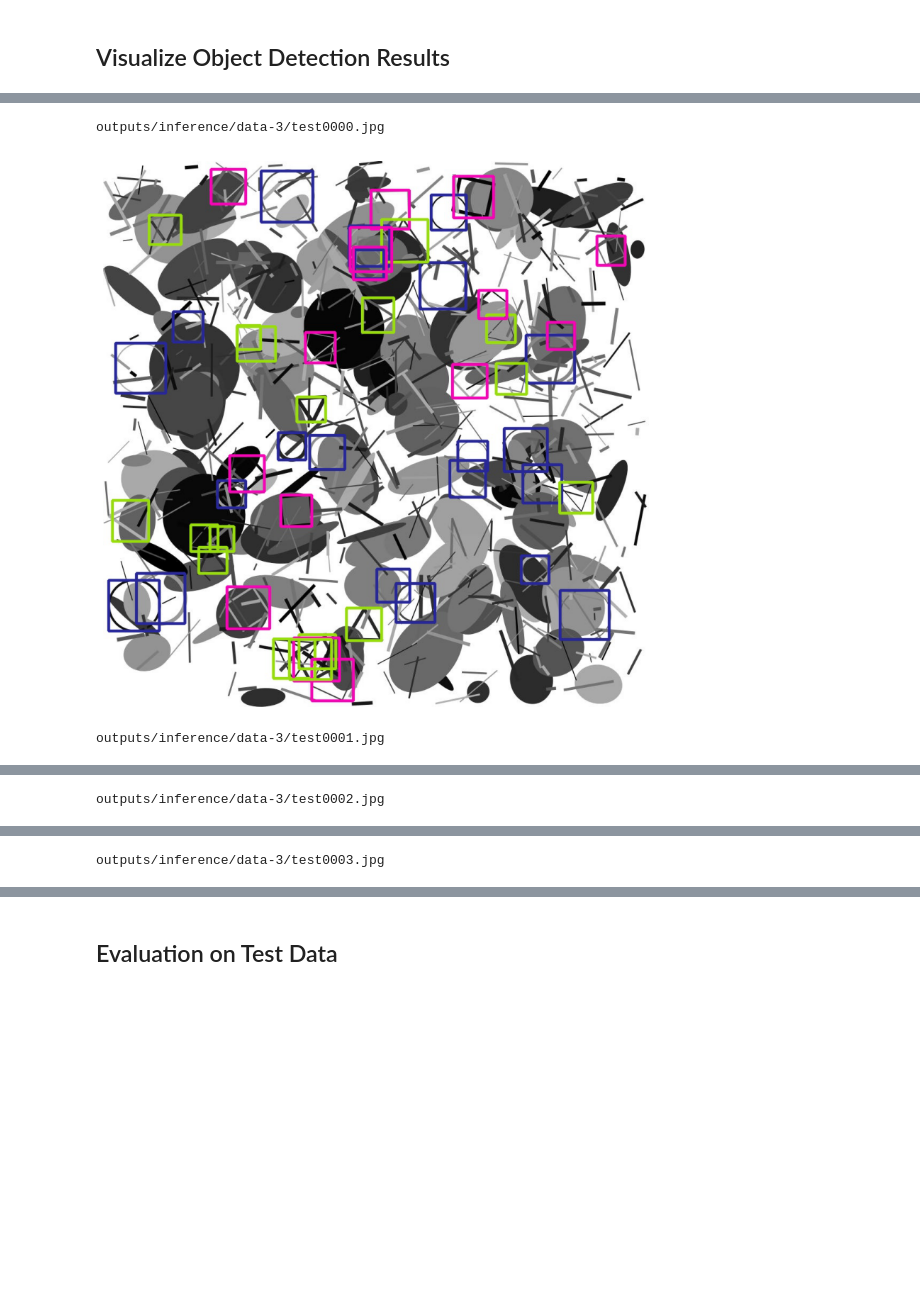
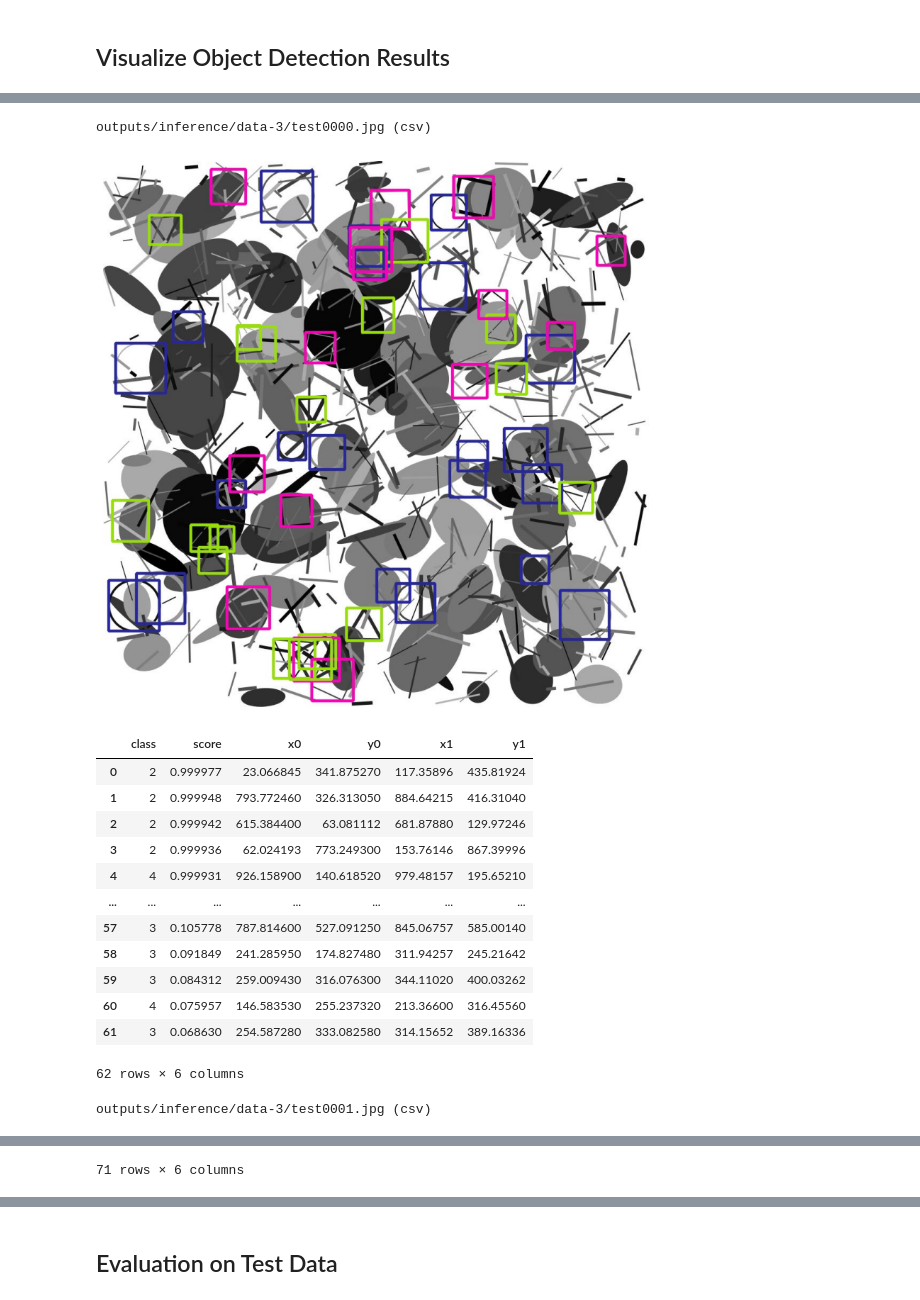
Before and after one commit to jkcas22/shape-recognition, a Jupyter notebook: faster_rcnn_training-3.ipynb, the cells around one changed output, grey strips where cells are left out. Saved outputs shown, nothing was run; the diff lists cells and outputs as text; code cells hidden in the pictures; blank space fills up the shorter version.

```diff
--- a/faster_rcnn_training-3.ipynb
+++ b/faster_rcnn_training-3.ipynb
@@ -150,19 +149,31 @@ data/test-3/test0003.jpg --> outputs/inference/data-3/test0003.jpg
 # %%
+
 #show results
 
 path = 'outputs/inference/data-3'
-for i in range(4):
-  file = f"{path}/test{i:04d}.jpg"
-  print(file)
-  image = plt.imread(file)
+for i in range(2):
+  file = f'{path}/test{i:04d}'
+  print(file+'.jpg (csv)')
   plt.figure(figsize=(10,10))
-  plt.imshow(image)
+  plt.imshow(plt.imread(file+'.jpg'))
   plt.axis('off')
   plt.show()
-  print('\n')
+  display(pd.read_csv(file+'.csv'))
 # %% [output]
-outputs/inference/data-3/test0000.jpg
+outputs/inference/data-3/test0000.jpg (csv)
 [figure]
+|  | class | score | x0 | y0 | x1 | y1 |
+| 0 | 2 | 0.999977 | 23.066845 | 341.875270 | 117.35896 | 435.81924 |
+| 1 | 2 | 0.999948 | 793.772460 | 326.313050 | 884.64215 | 416.31040 |
+| 2 | 2 | 0.999942 | 615.384400 | 63.081112 | 681.87880 | 129.97246 |
+| 3 | 2 | 0.999936 | 62.024193 | 773.249300 | 153.76146 | 867.39996 |
+| 4 | 4 | 0.999931 | 926.158900 | 140.618520 | 979.48157 | 195.65210 |
+| ... | ... | ... | ... | ... | ... | ... |
+| 57 | 3 | 0.105778 | 787.814600 | 527.091250 | 845.06757 | 585.00140 |
+| 58 | 3 | 0.091849 | 241.285950 | 174.827480 | 311.94257 | 245.21642 |
+| 59 | 3 | 0.084312 | 259.009430 | 316.076300 | 344.11020 | 400.03262 |
+| 60 | 4 | 0.075957 | 146.583530 | 255.237320 | 213.36600 | 316.45560 |
+| 61 | 3 | 0.068630 | 254.587280 | 333.082580 | 314.15652 | 389.16336 |
-outputs/inference/data-3/test0001.jpg
+62 rows × 6 columns
+outputs/inference/data-3/test0001.jpg (csv)
 [figure]
-outputs/inference/data-3/test0002.jpg
@@ -170 +192 @@ outputs/inference/data-3/test0002.jpg
-outputs/inference/data-3/test0003.jpg
+71 rows × 6 columns
```
Also changed, not shown: parts of 3 cells of this notebook, 20 other files.
